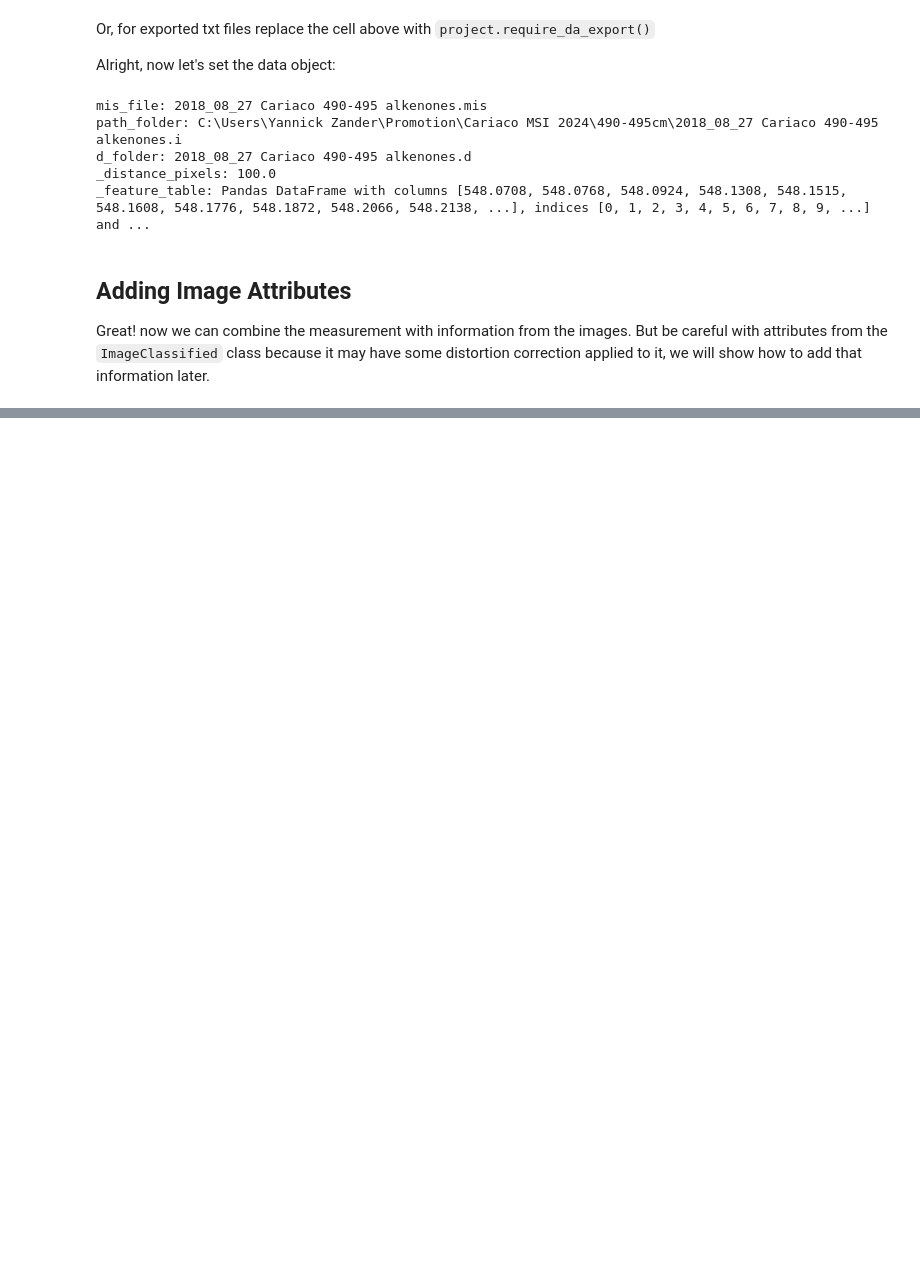
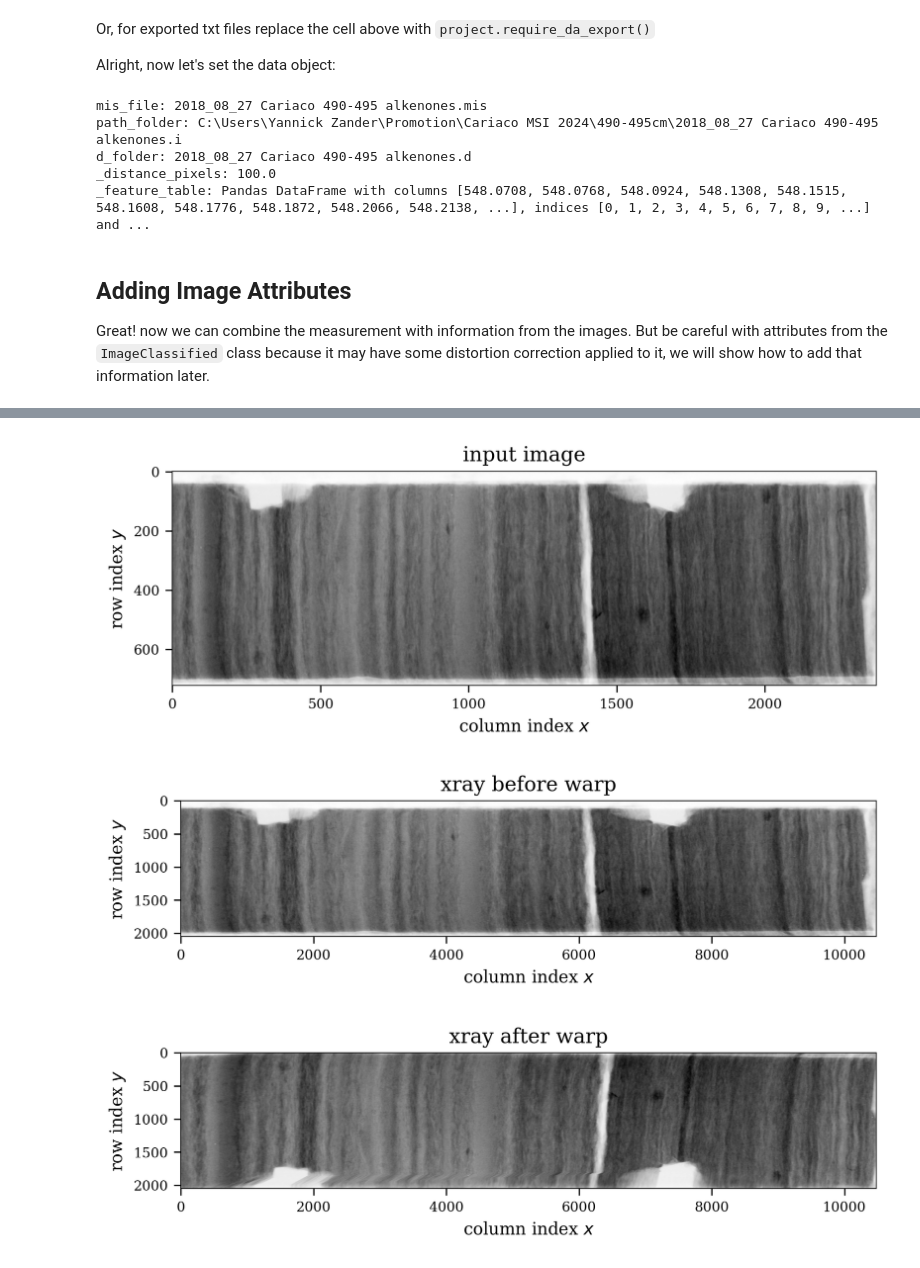
Before and after one commit to yaza11/maspim, a Jupyter notebook: Notebooks/10_Complementing_Measurements.ipynb, the cells around one changed output, grey strips where cells are left out. Saved outputs shown, nothing was run; the diff lists cells and outputs as text; code cells hidden in the pictures; blank space fills up the shorter version.

```diff
--- a/Notebooks/10_Complementing_Measurements.ipynb
+++ b/Notebooks/10_Complementing_Measurements.ipynb
@@ -184,0 +193,6 @@ True
+# %%
+project.add_xray(plts=True)
+# %% [output]
+[figure, added]
+[figure, added]
+[figure, added]
```
Also changed, not shown: parts of 25 cells of this notebook, 10 other files.
